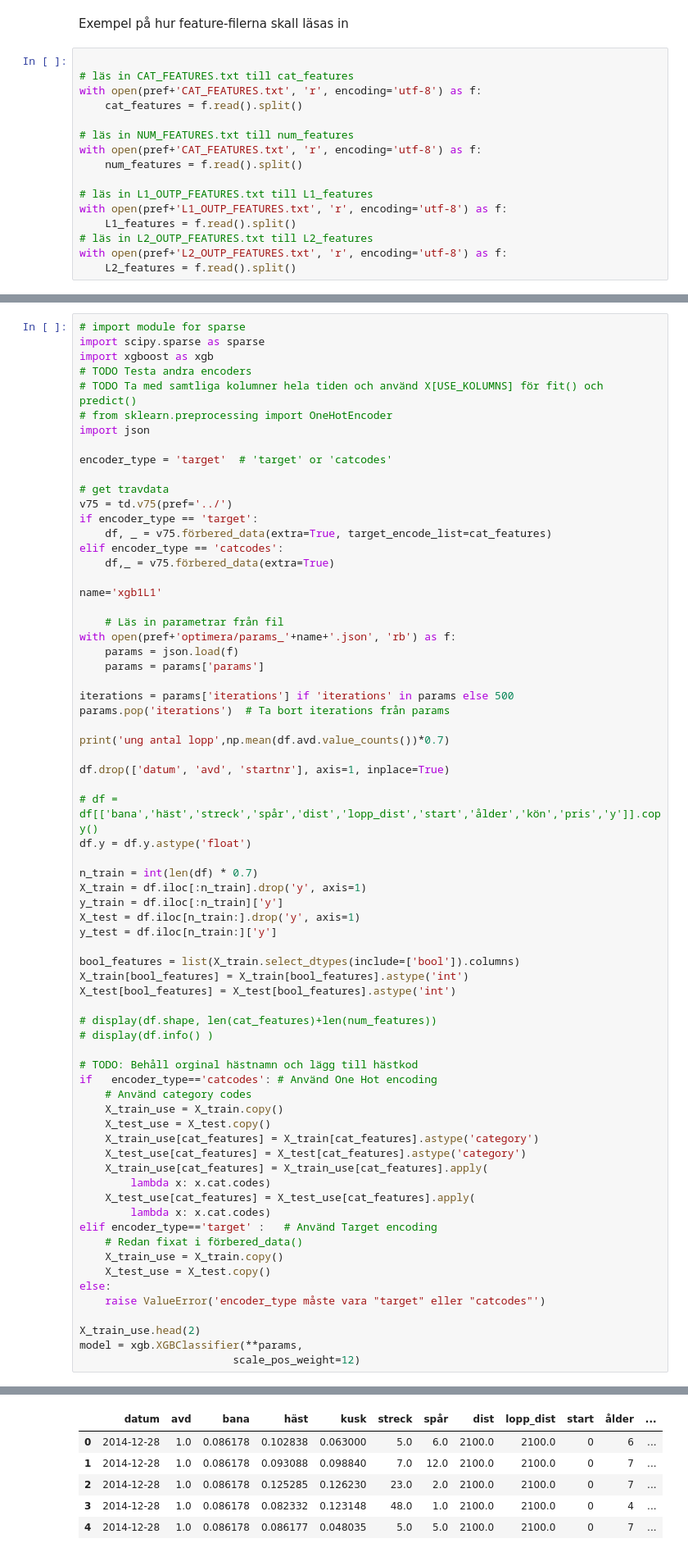
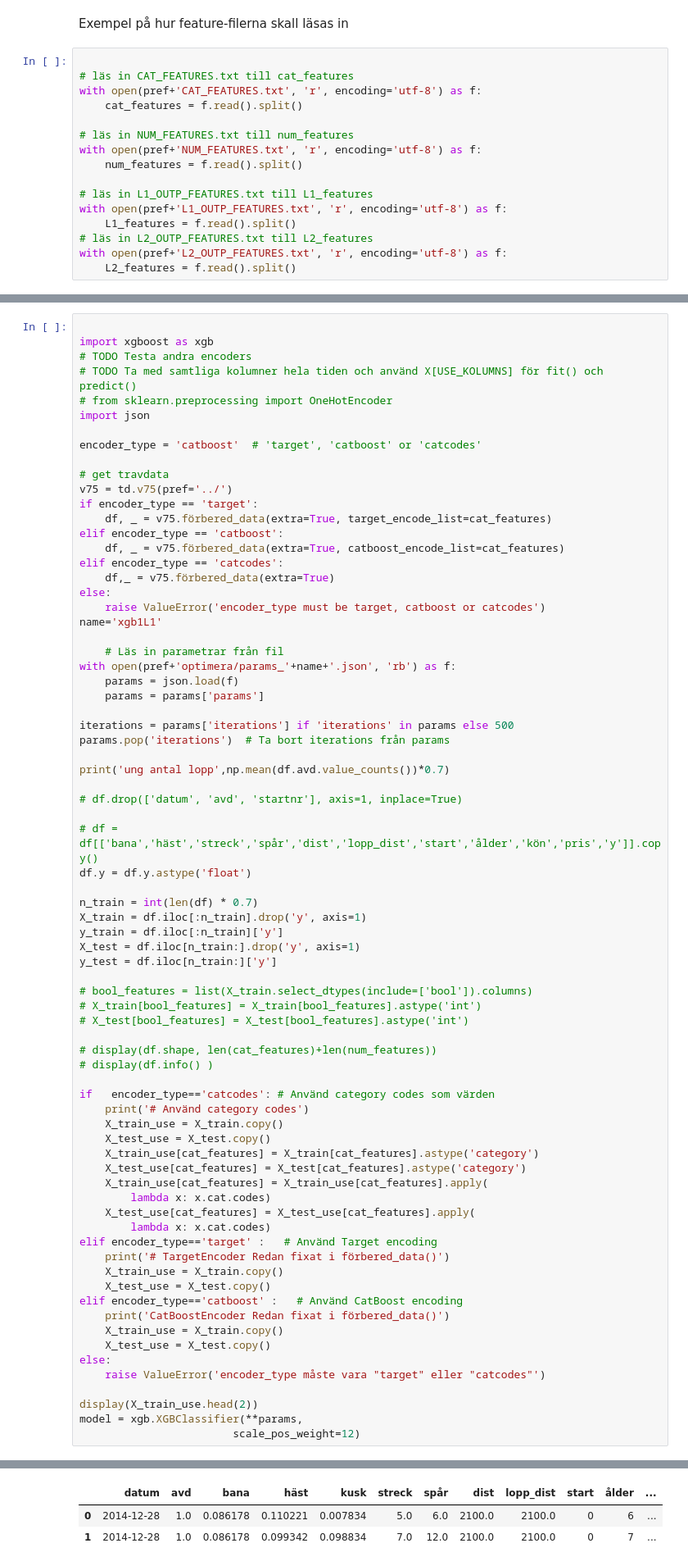
Before and after one commit to carokanns/Trav, a Jupyter notebook: spel/v75_tester/test.ipynb, the cells around one changed output, grey strips where cells are left out. Shown at 82% size. Cells and saved outputs as stored; diff of their text form.

Commit message:
infört CatBoostEncoder för XGBoost for test.ipynb

```diff
--- a/spel/v75_tester/test.ipynb
+++ b/spel/v75_tester/test.ipynb
@@ -107,7 +105,7 @@ with open(pref+'CAT_FEATURES.txt', 'r', encoding='utf-8') as f:
     cat_features = f.read().split()
 
 # läs in NUM_FEATURES.txt till num_features
-with open(pref+'CAT_FEATURES.txt', 'r', encoding='utf-8') as f:
+with open(pref+'NUM_FEATURES.txt', 'r', encoding='utf-8') as f:
     num_features = f.read().split()
 
 # läs in L1_OUTP_FEATURES.txt till L1_features
@@ -119,21 +121,23 @@ with open(pref+'L2_OUTP_FEATURES.txt', 'r', encoding='utf-8') as f:
 # %%
-# import module for sparse
-import scipy.sparse as sparse
+
 import xgboost as xgb
 # TODO Testa andra encoders
 # TODO Ta med samtliga kolumner hela tiden och använd X[USE_KOLUMNS] för fit() och predict()
 # from sklearn.preprocessing import OneHotEncoder
 import json
 
-encoder_type = 'target'  # 'target' or 'catcodes'
+encoder_type = 'catboost'  # 'target', 'catboost' or 'catcodes'
 
 # get travdata
 v75 = td.v75(pref='../')
 if encoder_type == 'target':
     df, _ = v75.förbered_data(extra=True, target_encode_list=cat_features)
+elif encoder_type == 'catboost':
+    df, _ = v75.förbered_data(extra=True, catboost_encode_list=cat_features)
 elif encoder_type == 'catcodes':
     df,_ = v75.förbered_data(extra=True)
-
+else:
+    raise ValueError('encoder_type must be target, catboost or catcodes')
 name='xgb1L1'
 
     # Läs in parametrar från fil
@@ -146,7 +150,7 @@ params.pop('iterations')  # Ta bort iterations från params
 
 print('ung antal lopp',np.mean(df.avd.value_counts())*0.7)
 
-df.drop(['datum', 'avd', 'startnr'], axis=1, inplace=True)
+# df.drop(['datum', 'avd', 'startnr'], axis=1, inplace=True)
 
 # df = df[['bana','häst','streck','spår','dist','lopp_dist','start','ålder','kön','pris','y']].copy()
 df.y = df.y.astype('float')
@@ -157,16 +161,15 @@ y_train = df.iloc[:n_train]['y']
 X_test = df.iloc[n_train:].drop('y', axis=1)
 y_test = df.iloc[n_train:]['y']
 
-bool_features = list(X_train.select_dtypes(include=['bool']).columns)
-X_train[bool_features] = X_train[bool_features].astype('int')
-X_test[bool_features] = X_test[bool_features].astype('int')
+# bool_features = list(X_train.select_dtypes(include=['bool']).columns)
+# X_train[bool_features] = X_train[bool_features].astype('int')
+# X_test[bool_features] = X_test[bool_features].astype('int')
 
 # display(df.shape, len(cat_features)+len(num_features))
 # display(df.info() )
 
-# TODO: Behåll orginal hästnamn och lägg till hästkod
-if   encoder_type=='catcodes': # Använd One Hot encoding
-    # Använd category codes
+if   encoder_type=='catcodes': # Använd category codes som värden
+    print('# Använd category codes')
     X_train_use = X_train.copy()
     X_test_use = X_test.copy()
     X_train_use[cat_features] = X_train[cat_features].astype('category')
@@ -176,13 +179,17 @@ if   encoder_type=='catcodes': # Använd One Hot encoding
     X_test_use[cat_features] = X_test_use[cat_features].apply(
         lambda x: x.cat.codes)
 elif encoder_type=='target' :   # Använd Target encoding
-    # Redan fixat i förbered_data()
+    print('# TargetEncoder Redan fixat i förbered_data()')
+    X_train_use = X_train.copy()
+    X_test_use = X_test.copy()
+elif encoder_type=='catboost' :   # Använd CatBoost encoding
+    print('CatBoostEncoder Redan fixat i förbered_data()')
     X_train_use = X_train.copy()
     X_test_use = X_test.copy()
 else:
     raise ValueError('encoder_type måste vara "target" eller "catcodes"')
 
-X_train_use.head(2)
+display(X_train_use.head(2))
 model = xgb.XGBClassifier(**params,
                         scale_pos_weight=12)
 # %% [output]
@@ -194,6 +203,3 @@ Target encoding done
 |  | datum | avd | bana | häst | kusk | streck | spår | dist | lopp_dist | start | ålder | ... |
-| 0 | 2014-12-28 | 1.0 | 0.086178 | 0.102838 | 0.063000 | 5.0 | 6.0 | 2100.0 | 2100.0 | 0 | 6 | ... |
-| 1 | 2014-12-28 | 1.0 | 0.086178 | 0.093088 | 0.098840 | 7.0 | 12.0 | 2100.0 | 2100.0 | 0 | 7 | ... |
-| 2 | 2014-12-28 | 1.0 | 0.086178 | 0.125285 | 0.126230 | 23.0 | 2.0 | 2100.0 | 2100.0 | 0 | 7 | ... |
-| 3 | 2014-12-28 | 1.0 | 0.086178 | 0.082332 | 0.123148 | 48.0 | 1.0 | 2100.0 | 2100.0 | 0 | 4 | ... |
-| 4 | 2014-12-28 | 1.0 | 0.086178 | 0.086177 | 0.048035 | 5.0 | 5.0 | 2100.0 | 2100.0 | 0 | 7 | ... |
+| 0 | 2014-12-28 | 1.0 | 0.086178 | 0.110221 | 0.007834 | 5.0 | 6.0 | 2100.0 | 2100.0 | 0 | 6 | ... |
+| 1 | 2014-12-28 | 1.0 | 0.086178 | 0.099342 | 0.098834 | 7.0 | 12.0 | 2100.0 | 2100.0 | 0 | 7 | ... |
```
Also changed, not shown: parts of 9 cells of this notebook, 3 other files.
